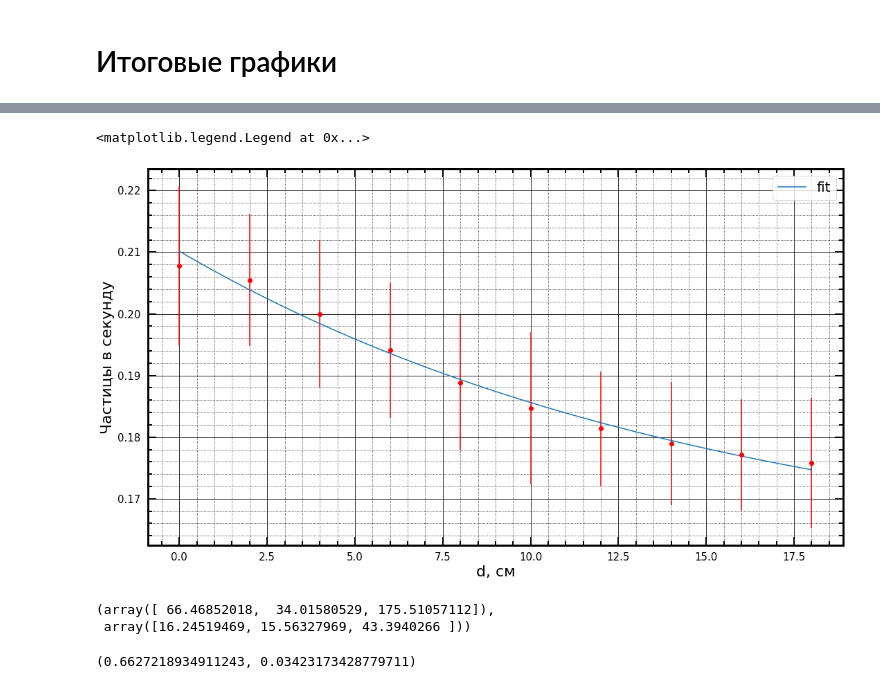
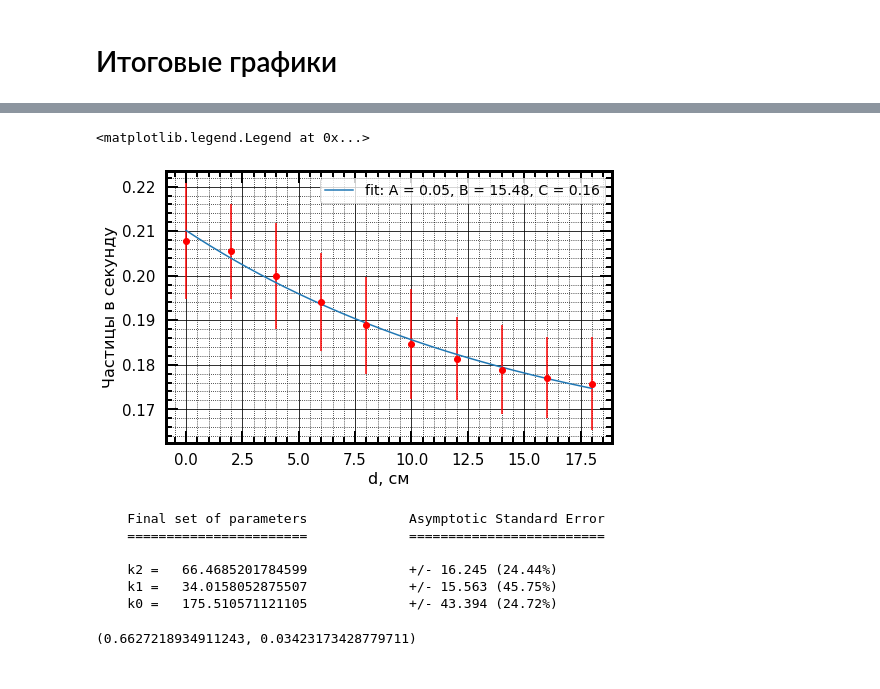
Before and after one commit to V1ad0S/quantum-physics-labs, a Jupyter notebook: 5.7.4/processing.ipynb, the cells around one changed output, grey strips where cells are left out. Cells and saved outputs as stored; diff of their text form; code cells hidden in the pictures.

```diff
--- a/5.7.4/processing.ipynb
+++ b/5.7.4/processing.ipynb
@@ -170,14 +178,14 @@ ax2.legend(fontsize=20)
 # %%
-fig3, ax3 = create_plot(18, 10)
+fig3, ax3 = create_plot(8, 5)
 ax3.errorbar(df['width'], df['hard'], fmt='or', yerr=sigma_hard)
-ax3.plot(x, approx_func(x, *popt_hard), label='fit')
+ax3.plot(x, approx_func(x, *popt_hard), label='fit: A = {:.2f}, B = {:.2f}, C = {:.2f}'.format(*popt_hard))
 
-ax3.set_xlabel('d, см', fontsize=22)
-ax3.set_ylabel('Частицы в секунду', fontsize=22)
-ax3.legend(fontsize=20)
+ax3.set_xlabel('d, см', fontsize=16)
+ax3.set_ylabel('Частицы в секунду', fontsize=16)
+ax3.legend(fontsize=14)
 # %% [output]
 <matplotlib.legend.Legend at 0x...>
-[figure, old version]
+[figure, new version]
 # %%
 for i, fig in enumerate([fig1, fig2, fig3]):
     fig.tight_layout()
@@ -187,11 +195,15 @@ rho = 11.34
 coefs = np.array([x[1] for x in [popt_gnrl, popt_soft, popt_hard]])
 lmbds = coefs * rho
 lmd_err = np.array([np.sqrt(np.diag(x))[1] for x in [pcov_gnrl, pcov_soft, pcov_hard]])/coefs * lmbds
-# %%
-lmbds, lmd_err
-# %% [output]
-(array([ 66.46852018,  34.01580529, 175.51057112]),
- array([16.24519469, 15.56327969, 43.3940266 ]))
+# %%
+print_errors(lmbds, np.vstack([lmd_err ** 2]*3))
+# %% [output]
+    Final set of parameters             Asymptotic Standard Error
+    =======================             =========================
+
+    k2 =   66.4685201784599             +/- 16.245 (24.44%)
+    k1 =   34.0158052875507             +/- 15.563 (45.75%)
+    k0 =   175.510571121105             +/- 43.394 (24.72%)
 # %%
 S = 8.4 * 30
 l = 39
```
Also changed, not shown: parts of 4 cells of this notebook, 7 other files.
